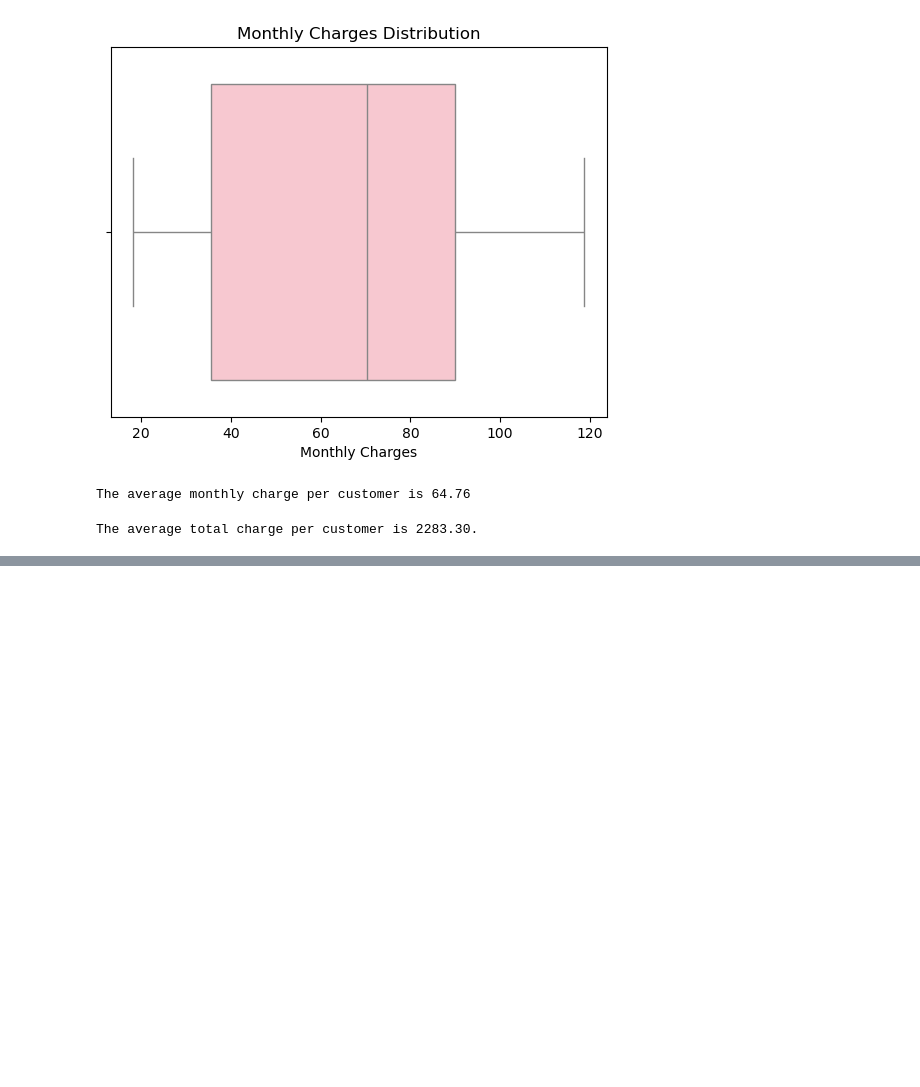
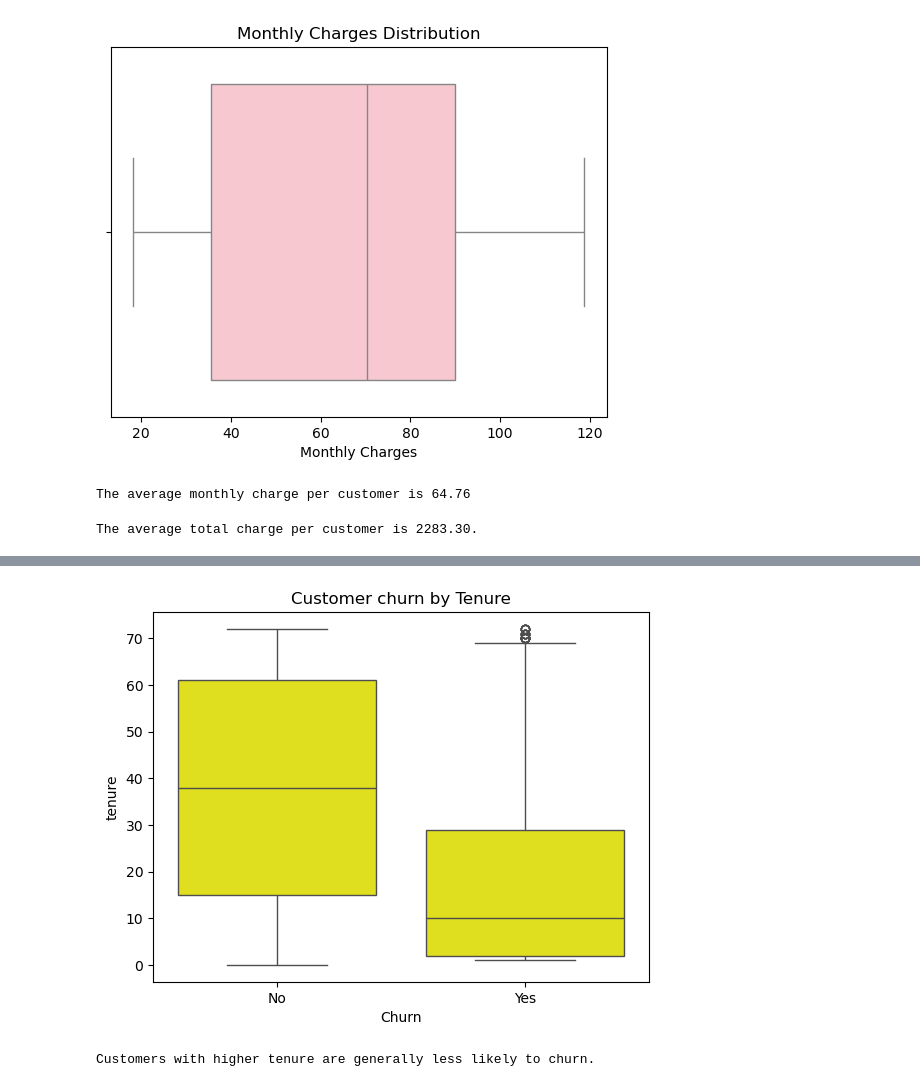
Before and after one commit to himashooo/Telco-Customer-Churn, a Jupyter notebook: Customer_churn.ipynb, the cells around one changed output, grey strips where cells are left out. Drawn from its saved outputs; the diff is of its cells as text; code cells hidden in the pictures; blank space fills up the shorter version.

```diff
--- a/Customer_churn.ipynb
+++ b/Customer_churn.ipynb
@@ -222,0 +270,10 @@ The average total charge per customer is 2283.30.
+# %%
+sns.boxplot(data=df,x='Churn',y='tenure',color='yellow')
+plt.title('Customer churn by Tenure')
+plt.show()
+# %% [output]
+[figure, added]
+# %%
+print("Customers with higher tenure are generally less likely to churn.")
+# %% [output]
+Customers with higher tenure are generally less likely to churn.
```
Also changed, not shown: parts of 15 cells of this notebook.
